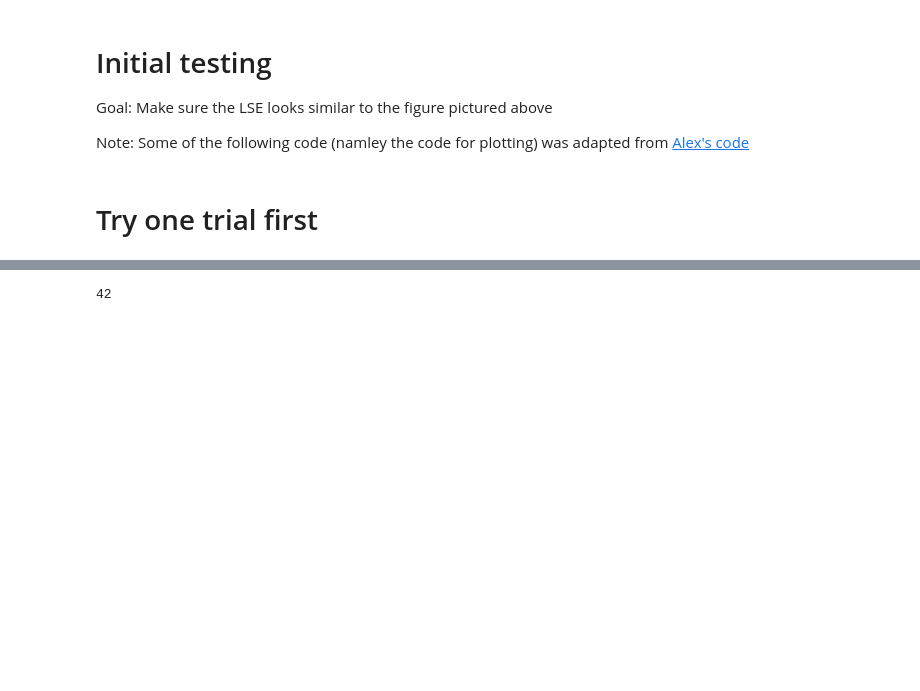
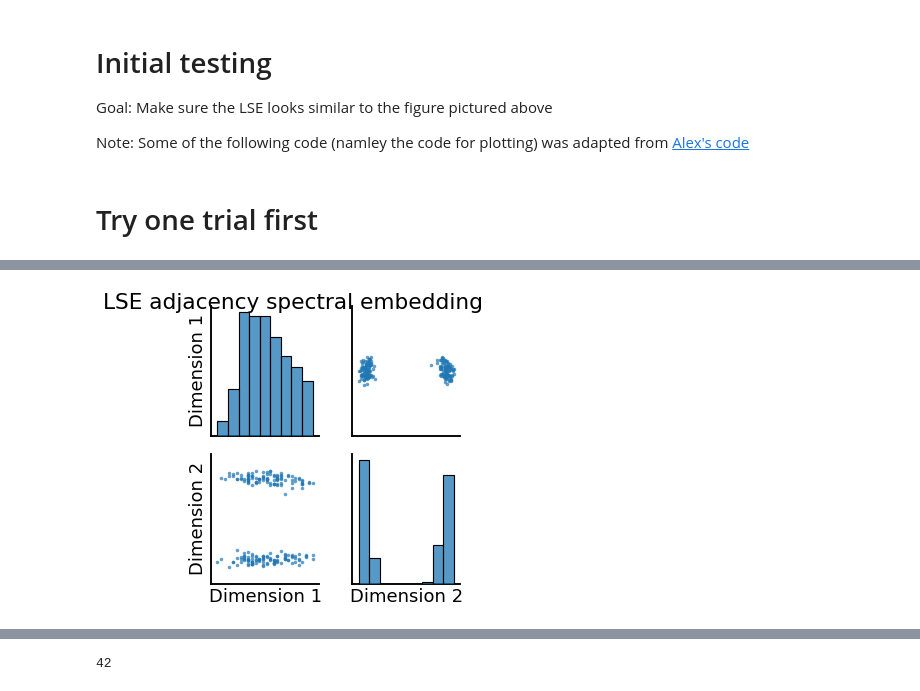
Before and after one commit to dtborders/archives, a Jupyter notebook: Paper Notes.ipynb, the cells around one changed output, grey strips where cells are left out. Cells and saved outputs as stored; diff of their text form; code cells hidden in the pictures; blank space fills up the shorter version.

```diff
--- a/Paper Notes.ipynb
+++ b/Paper Notes.ipynb
@@ -337,0 +317,8 @@ plt.scatter(os_sm_embd[:, 0], os_sm_embd[:, 1], c=os_sm_classes, marker='x', s=2
+# %%
+lse = LaplacianSpectralEmbed(n_components=2)
+# %%
+Xhat = lse.fit_transform(undirected_sbm)
+# %%
+_ = pairplot(Xhat, title='LSE adjacency spectral embedding')
+# %% [output]
+[figure, added]
```
Also changed, not shown: parts of 24 cells of this notebook.
